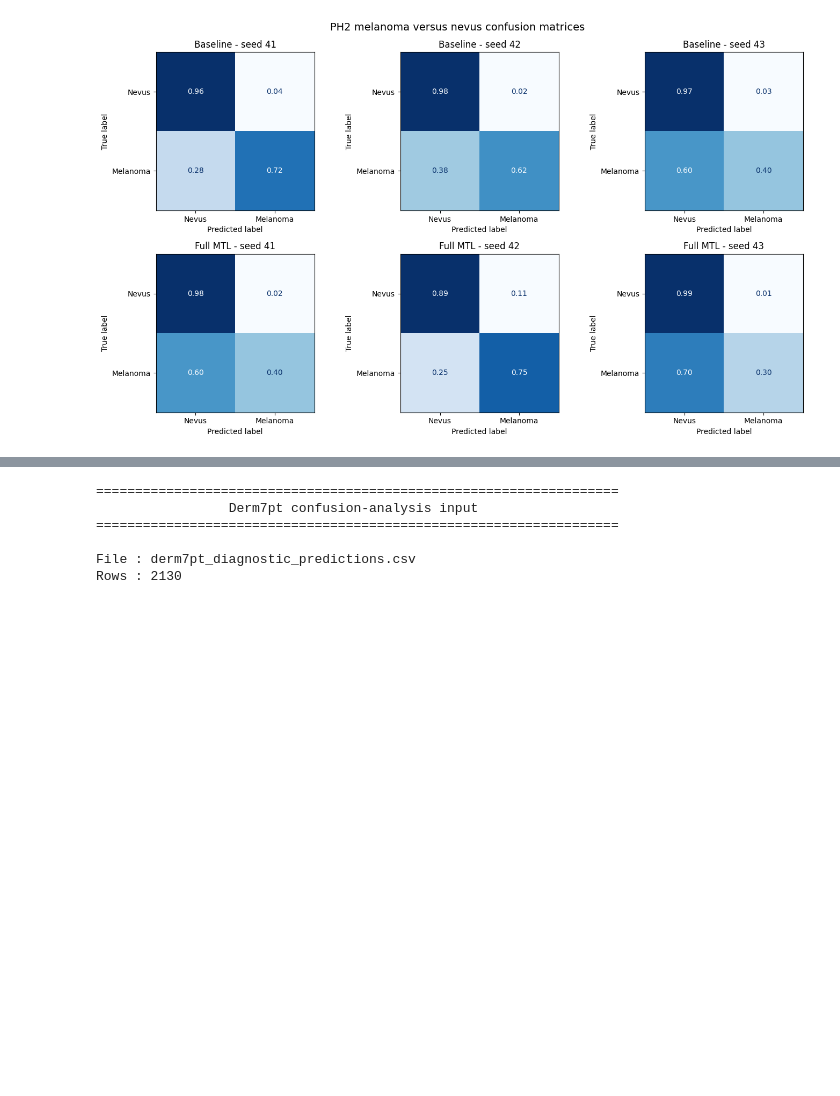
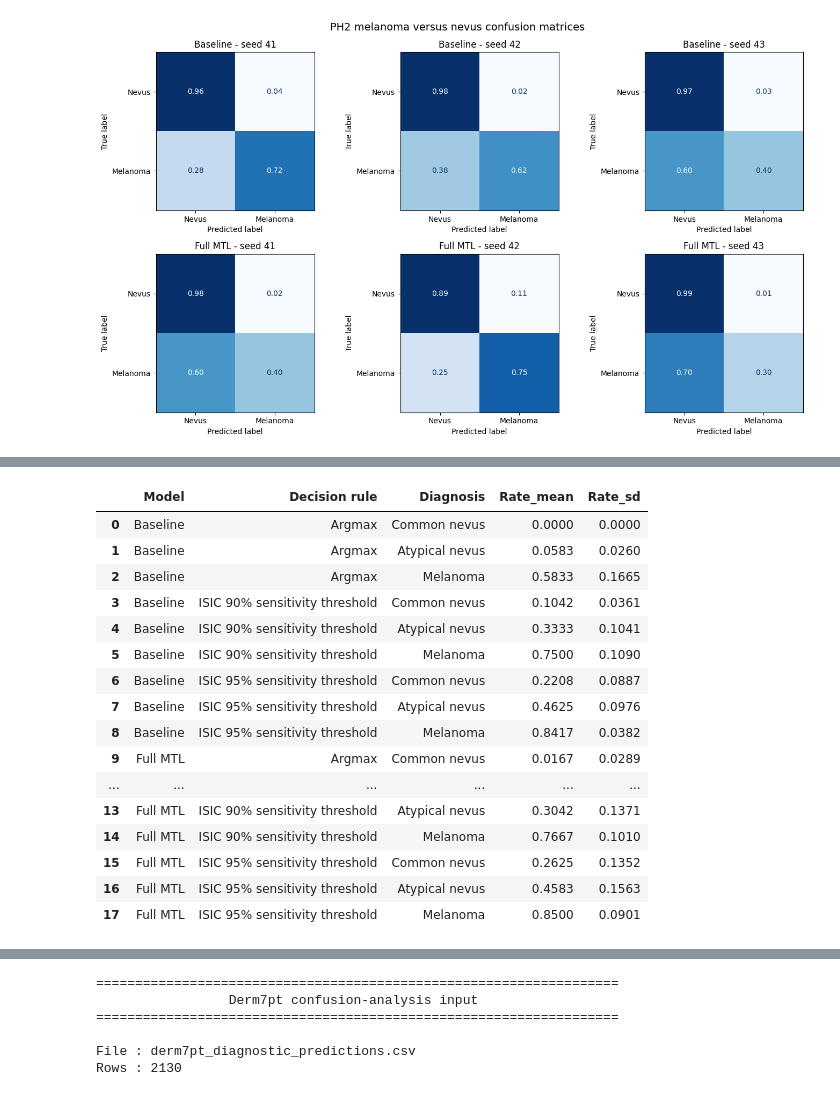
Before and after one commit to garry9923/Project, a Jupyter notebook: Notebook06_Final_Results_and_Confusion_Analysis.ipynb, the cells around one changed output, grey strips where cells are left out. Drawn from its saved outputs; the diff is of its cells as text; code cells hidden in the pictures; blank space fills up the shorter version.

Commit message:
Update PH2 confusion analysis
Add PH2 diagnosis-level predicted-positive rates and update saved confusion-analysis outputs.

```diff
--- a/Notebook06_Final_Results_and_Confusion_Analysis.ipynb
+++ b/Notebook06_Final_Results_and_Confusion_Analysis.ipynb
@@ -1149 +1155,94 @@ plt.show()
+# %%
+## PH2 predicted-positive rate by diagnosis
+
+ph2_group_rows = []
+
+for model in MODEL_NAMES:
+    for seed in FINAL_TRAIN_SEEDS:
+
+        subset = ph2_confusion[
+            (ph2_confusion["Model"] == model)
+            & (ph2_confusion["Seed"] == seed)
+        ].copy()
+
+        decisions = {
+            "Argmax": subset["Predicted malignant"].astype(int),
+        }
+
+        for target in TARGET_SENSITIVITIES:
+
+            threshold = ph2_operating_confusion.loc[
+                (ph2_operating_confusion["Model"] == model)
+                & (ph2_operating_confusion["Seed"] == seed)
+                & np.isclose(
+                    ph2_operating_confusion["Target sensitivity"],
+                    target
+                ),
+                "Threshold",
+            ].iloc[0]
+
+            decisions[
+                f"ISIC {int(target * 100)}% sensitivity threshold"
+            ] = (
+                subset["P_Malignant"] >= threshold
+            ).astype(int)
+
+        for decision_rule, y_pred in decisions.items():
+            for diagnosis in ["Common nevus", "Atypical nevus", "Melanoma"]:
+
+                in_group = subset["Diagnosis"] == diagnosis
+
+                ph2_group_rows.append(
+                    {
+                        "Model": model,
+                        "Seed": seed,
+                        "Decision rule": decision_rule,
+                        "Diagnosis": diagnosis,
+                        "N": int(in_group.sum()),
+                        "Predicted positive": int(y_pred[in_group].sum()),
+                        "Rate": float(y_pred[in_group].mean()),
+                    }
+                )
+
+ph2_group_by_seed = pd.DataFrame(ph2_group_rows)
+
+ph2_group_summary = (
+    ph2_group_by_seed
+    .groupby(["Model", "Decision rule", "Diagnosis"], sort=False)
+    .agg(
+        Rate_mean=("Rate", "mean"),
+        Rate_sd=("Rate", "std"),
+    )
+    .reset_index()
+)
+
+ph2_group_by_seed.to_csv(
+    DETAILED_TABLE_DIR / "ph2_rate_by_diagnosis_by_seed.csv",
+    index=False
+)
+
+ph2_group_summary.to_csv(
+    DETAILED_TABLE_DIR / "ph2_rate_by_diagnosis_summary.csv",
+    index=False
+)
+
+display(ph2_group_summary.round(4))
+# %% [output]
+|  | Model | Decision rule | Diagnosis | Rate_mean | Rate_sd |
+| 0 | Baseline | Argmax | Common nevus | 0.0000 | 0.0000 |
+| 1 | Baseline | Argmax | Atypical nevus | 0.0583 | 0.0260 |
+| 2 | Baseline | Argmax | Melanoma | 0.5833 | 0.1665 |
+| 3 | Baseline | ISIC 90% sensitivity threshold | Common nevus | 0.1042 | 0.0361 |
+| 4 | Baseline | ISIC 90% sensitivity threshold | Atypical nevus | 0.3333 | 0.1041 |
+| 5 | Baseline | ISIC 90% sensitivity threshold | Melanoma | 0.7500 | 0.1090 |
+| 6 | Baseline | ISIC 95% sensitivity threshold | Common nevus | 0.2208 | 0.0887 |
+| 7 | Baseline | ISIC 95% sensitivity threshold | Atypical nevus | 0.4625 | 0.0976 |
+| 8 | Baseline | ISIC 95% sensitivity threshold | Melanoma | 0.8417 | 0.0382 |
+| 9 | Full MTL | Argmax | Common nevus | 0.0167 | 0.0289 |
+| ... | ... | ... | ... | ... | ... |
+| 13 | Full MTL | ISIC 90% sensitivity threshold | Atypical nevus | 0.3042 | 0.1371 |
+| 14 | Full MTL | ISIC 90% sensitivity threshold | Melanoma | 0.7667 | 0.1010 |
+| 15 | Full MTL | ISIC 95% sensitivity threshold | Common nevus | 0.2625 | 0.1352 |
+| 16 | Full MTL | ISIC 95% sensitivity threshold | Atypical nevus | 0.4583 | 0.1563 |
+| 17 | Full MTL | ISIC 95% sensitivity threshold | Melanoma | 0.8500 | 0.0901 |
 # %% [markdown]
```
Also changed, not shown: parts of 6 cells of this notebook.
